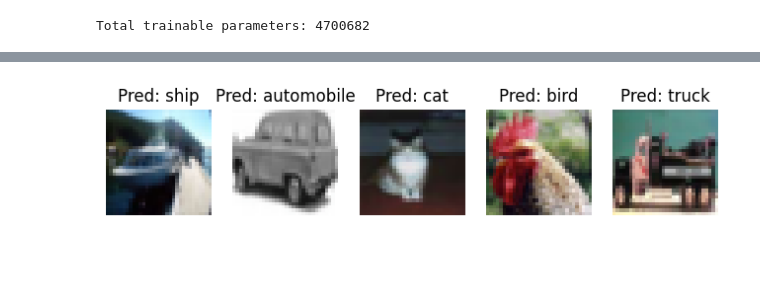
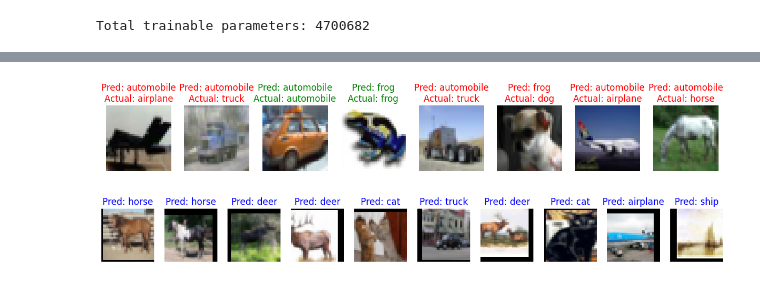
Before and after one commit to KevzPeter/Efficient-Resnet-CIFAR-10, a Jupyter notebook: Deep_Learning_Spring_2025_CIFAR_10_classification.ipynb, the cells around one changed output, grey strips where cells are left out. Drawn from its saved outputs; the diff is of its cells as text; code cells hidden in the pictures; blank space fills up the shorter version.

Commit message:
99% accuracy model

```diff
--- a/Deep_Learning_Spring_2025_CIFAR_10_classification.ipynb
+++ b/Deep_Learning_Spring_2025_CIFAR_10_classification.ipynb
@@ -161,7 +246,7 @@ class ResidualBlockWithDropout(nn.Module):
         return F.relu(out)
 # %%
 class ModifiedResNetWithDropout(nn.Module):
-    def __init__(self, num_classes=10, dropout_prob=0.4):
+    def __init__(self, num_classes=10, dropout_prob=0.5):
         super(ModifiedResNetWithDropout, self).__init__()
         self.init_conv = nn.Conv2d(3, 64, kernel_size=3, stride=1, padding=1)
         self.bn        = nn.BatchNorm2d(64)
@@ -187,7 +272,7 @@ class ModifiedResNetWithDropout(nn.Module):
         x = torch.flatten(x, 1)
         return self.fc(x)
 # %%
-model = ModifiedResNetWithDropout(num_classes=10, dropout_prob=0.4).to(device)
+model = ModifiedResNetWithDropout(num_classes=10, dropout_prob=0.5).to(device)
 summary(model, (3, 32, 32))
 # %% [output]
 ----------------------------------------------------------------
@@ -380,7 +484,7 @@ class CIFARTestNoLabelDataset(Dataset):
             id_val = idx
         return image, id_val
 # %%
-unlabeled_test_dataset = CIFARTestNoLabelDataset('cifar_test_nolabel.pkl', transform=test_transform)
+unlabeled_test_dataset = CIFARTestNoLabelDataset('cifar_test_nolabel.pkl', transform=unlabeled_combined_transform)
 unlabeled_test_loader = DataLoader(unlabeled_test_dataset, batch_size=128, shuffle=False, num_workers=8, pin_memory=True)
 # %%
 class_names = ['airplane', 'automobile', 'bird', 'cat', 'deer', 'dog', 'frog', 'horse', 'ship', 'truck']
@@ -420,9 +532,46 @@ def show_random_predictions(model, test_dataset, class_names, num_images=5):
 
     plt.show()
+# %%
+show_test_predictions(model, test_dataset, class_names)
+# %% [output]
+[figure, added]
+# %%
+def show_unlabeled_predictions(model, unlabeled_dataset, class_names, num_images=10):
+    model.eval()
+
+    # Randomly select `num_images` indices
+    indices = random.sample(range(len(unlabeled_dataset)), num_images)
+
+    # Extract images (handle tuple dataset case)
+    images = [unlabeled_dataset[i][0] if isinstance(unlabeled_dataset[i], tuple) else unlabeled_dataset[i] for i in indices]
+
+    images_tensor = torch.stack(images).to(device)  # Convert list to tensor and move to GPU
+
+    with torch.no_grad():
+        outputs = model(images_tensor)
+        _, predicted_labels = torch.max(outputs, 1)
+
+    # Unnormalize images for correct visualization
+    unnormalized_images = unnormalize(images_tensor).cpu().clamp(0, 1)  # Ensure values are in [0,1]
+
+    # Convert images back to NumPy for visualization
+    images_np = [transforms.ToPILImage()(img) for img in unnormalized_images]
+
+    # Display images with predictions
+    fig, axes = plt.subplots(1, num_images, figsize=(15, 3))
+
+    for i in range(num_images):
+        axes[i].imshow(images_np[i])
+        axes[i].axis("off")
+
+        predicted = class_names[predicted_labels[i].item()]
+        axes[i].set_title(f"Pred: {predicted}", color="blue")  # Blue color for predictions
+
+    plt.show()
 # %%
-show_random_predictions(model, unlabeled_test_dataset, class_names)
+show_unlabeled_predictions(model, unlabeled_test_dataset, class_names)
 # %% [output]
-[figure, old version]
+[figure, new version]
 # %%
 def generate_submission(model, test_loader):
     filename = f"submission-{params}-{time}.csv"
```
Also changed, not shown: parts of 22 cells of this notebook.
